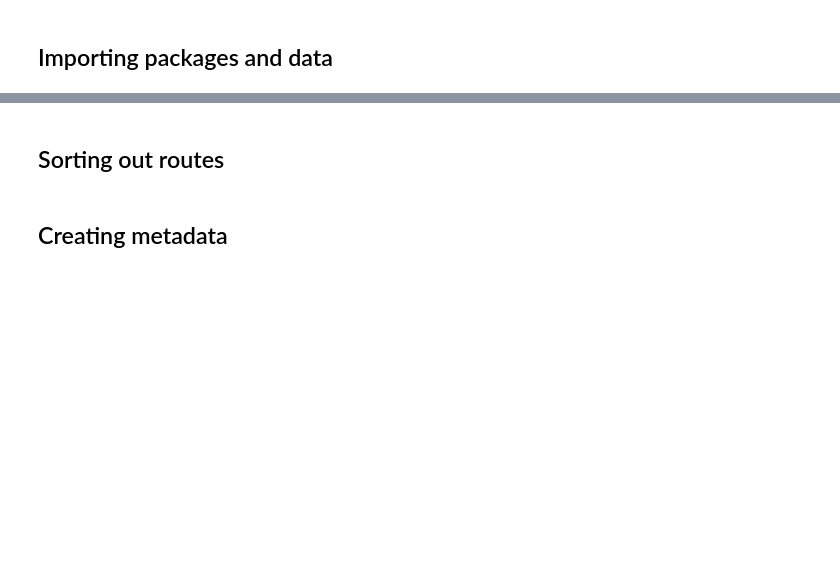
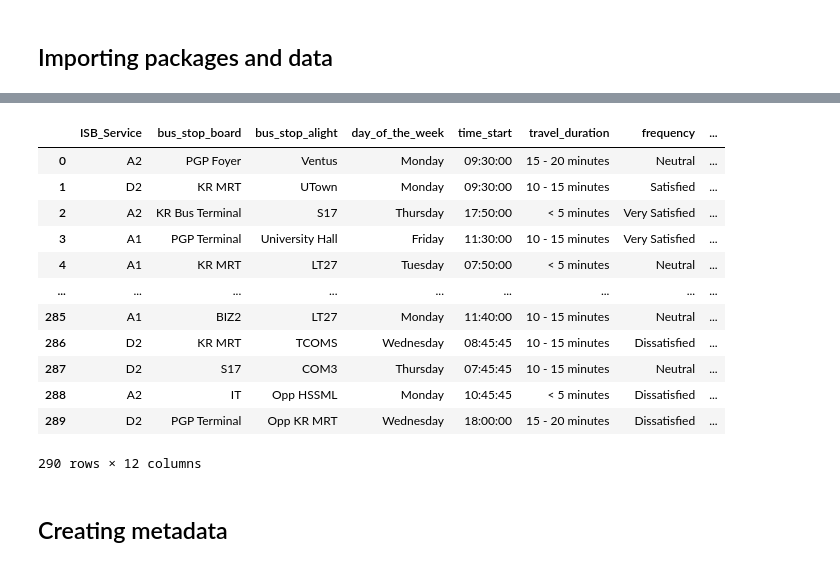
Before and after one commit to angelynnnnn/Optimizing-Public-Transport-Data, a Jupyter notebook: testsynthesise.ipynb, the cells around one changed output, grey strips where cells are left out. Drawn from its saved outputs; the diff is of its cells as text; code cells hidden in the pictures; blank space fills up the shorter version.

```diff
--- a/testsynthesise.ipynb
+++ b/testsynthesise.ipynb
@@ -218,2 +16,0 @@ data[['usage_influence_convenience', 'usage_influence_cost', 'usage_influence_la
-# %% [markdown]
-## Sorting out routes
@@ -286,3 +17,20 @@ routedata
+# %%
+data = pd.read_csv('cleaned_routes.csv')
+data
+# %% [output]
+|  | ISB_Service | bus_stop_board | bus_stop_alight | day_of_the_week | time_start | travel_duration | frequency | ... |
+| 0 | A2 | PGP Foyer | Ventus | Monday | 09:30:00 | 15 - 20 minutes | Neutral | ... |
+| 1 | D2 | KR MRT | UTown | Monday | 09:30:00 | 10 - 15 minutes | Satisfied | ... |
+| 2 | A2 | KR Bus Terminal | S17 | Thursday | 17:50:00 | < 5 minutes | Very Satisfied | ... |
+| 3 | A1 | PGP Terminal | University Hall | Friday | 11:30:00 | 10 - 15 minutes | Very Satisfied | ... |
+| 4 | A1 | KR MRT | LT27 | Tuesday | 07:50:00 | < 5 minutes | Neutral | ... |
+| ... | ... | ... | ... | ... | ... | ... | ... | ... |
+| 285 | A1 | BIZ2 | LT27 | Monday | 11:40:00 | 10 - 15 minutes | Neutral | ... |
+| 286 | D2 | KR MRT | TCOMS | Wednesday | 08:45:45 | 10 - 15 minutes | Dissatisfied | ... |
+| 287 | D2 | S17 | COM3 | Thursday | 07:45:45 | 10 - 15 minutes | Neutral | ... |
+| 288 | A2 | IT | Opp HSSML | Monday | 10:45:45 | < 5 minutes | Dissatisfied | ... |
+| 289 | D2 | PGP Terminal | Opp KR MRT | Wednesday | 18:00:00 | 15 - 20 minutes | Dissatisfied | ... |
+290 rows × 12 columns
 # %% [markdown]
 ## Creating metadata
 # %% [markdown]
```
Also changed, not shown: parts of 21 cells of this notebook.
